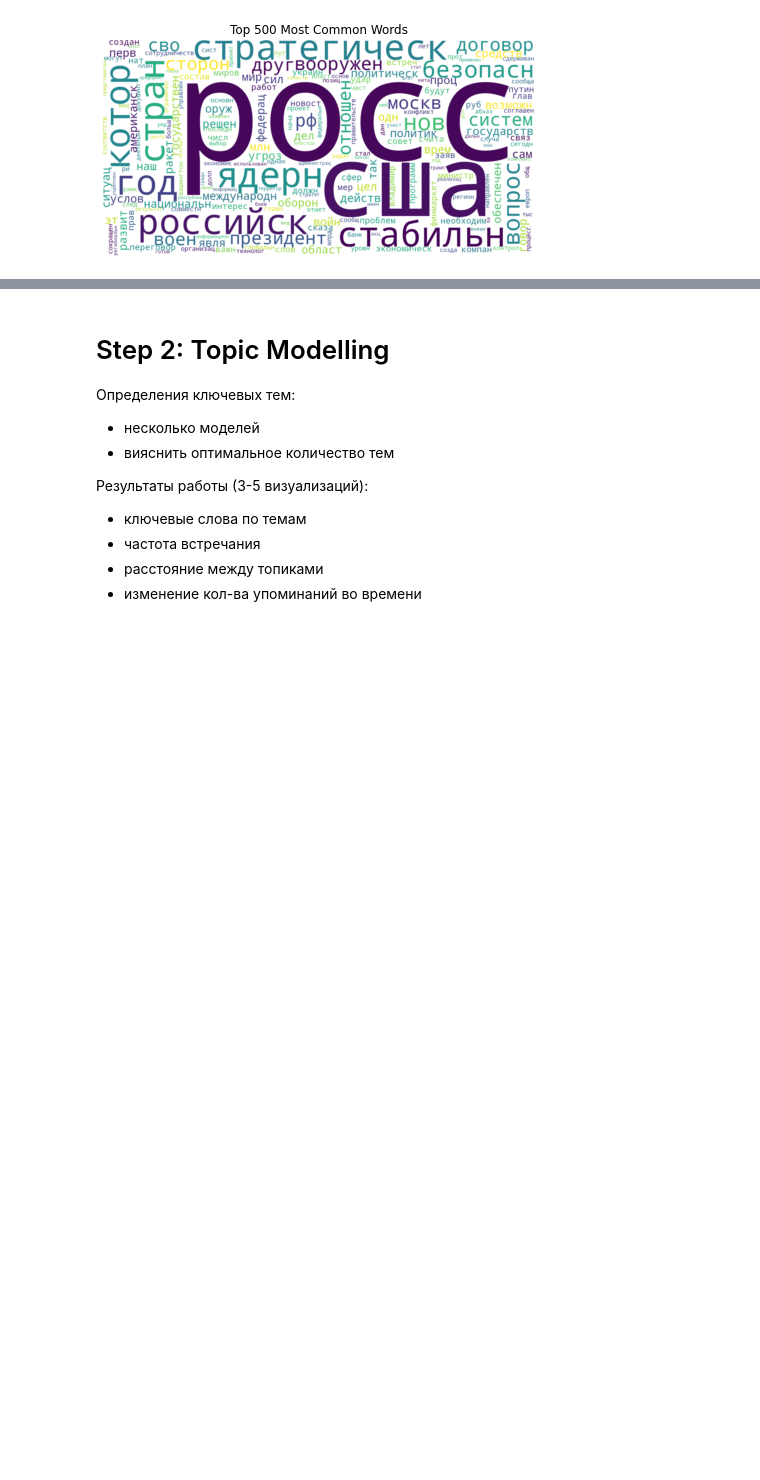
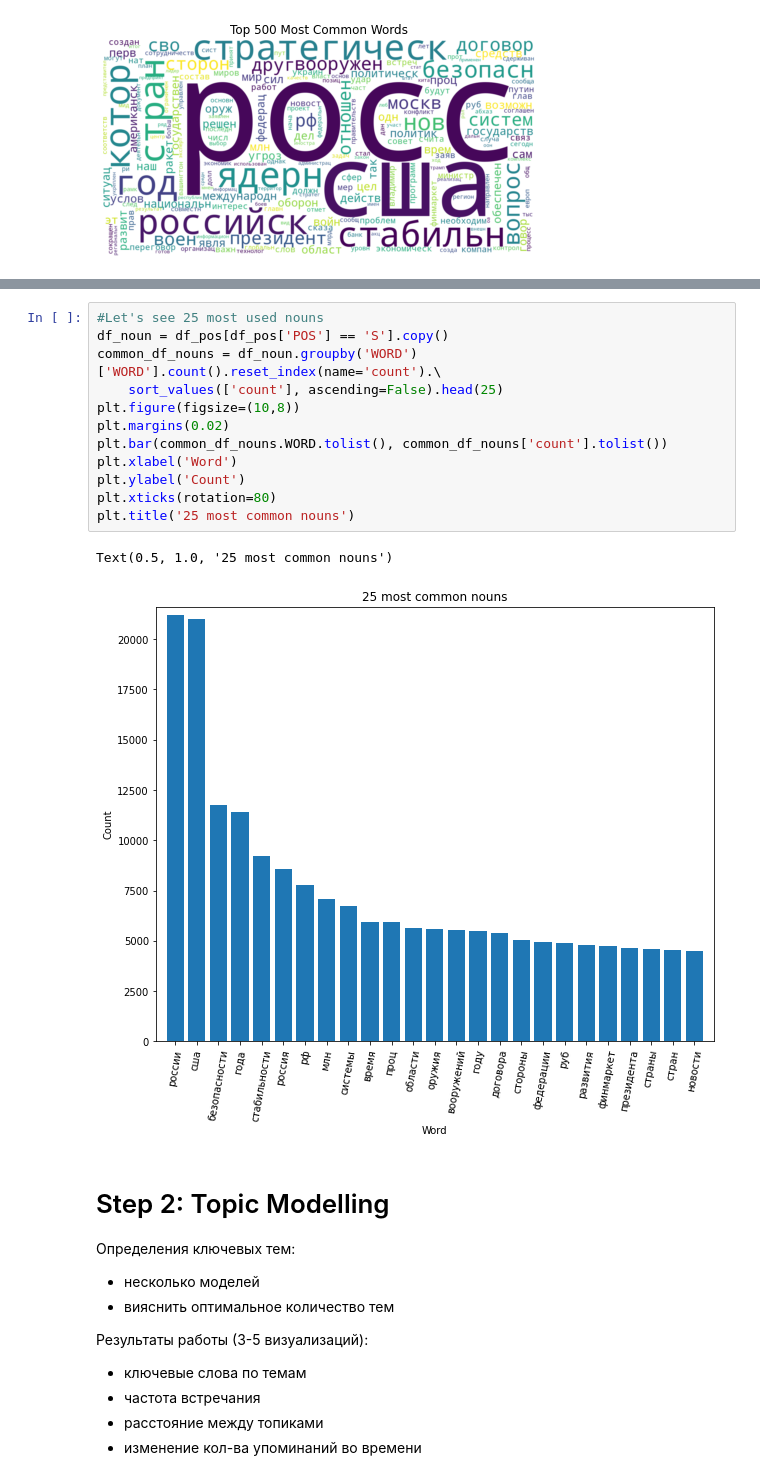
Before and after one commit to Teasotea/articles_topic_modelling, a Jupyter notebook: StratStabTask1.ipynb, the cells around one changed output, grey strips where cells are left out. Saved outputs shown, nothing was run; the diff lists cells and outputs as text; blank space fills up the shorter version.

```diff
--- a/StratStabTask1.ipynb
+++ b/StratStabTask1.ipynb
@@ -483,3 +426,18 @@ plt.show()
+# %%
+#Let's see 25 most used nouns
+df_noun = df_pos[df_pos['POS'] == 'S'].copy()
+common_df_nouns = df_noun.groupby('WORD')['WORD'].count().reset_index(name='count').\
+    sort_values(['count'], ascending=False).head(25)
+plt.figure(figsize=(10,8))
+plt.margins(0.02)
+plt.bar(common_df_nouns.WORD.tolist(), common_df_nouns['count'].tolist())
+plt.xlabel('Word')
+plt.ylabel('Count')
+plt.xticks(rotation=80)
+plt.title('25 most common nouns')
+# %% [output]
+Text(0.5, 1.0, '25 most common nouns')
+[figure, added]
 # %% [markdown]
 # Step 2: Topic Modelling
 Определения ключевых тем:
```
Also changed, not shown: parts of 21 cells of this notebook.
